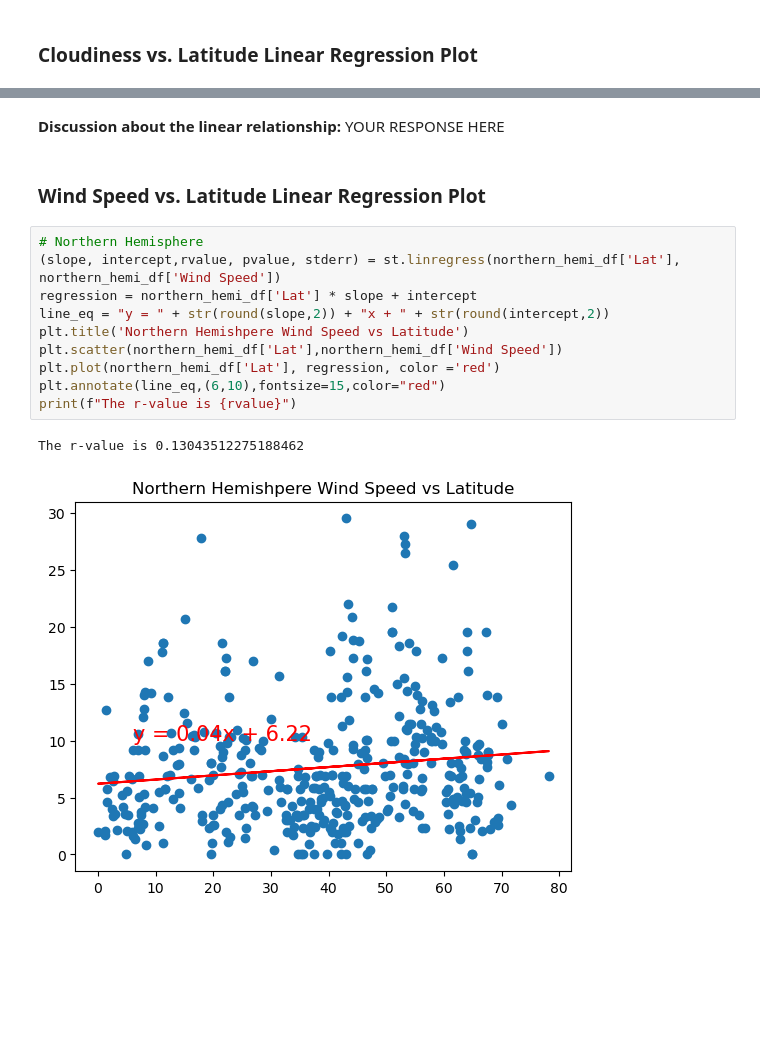
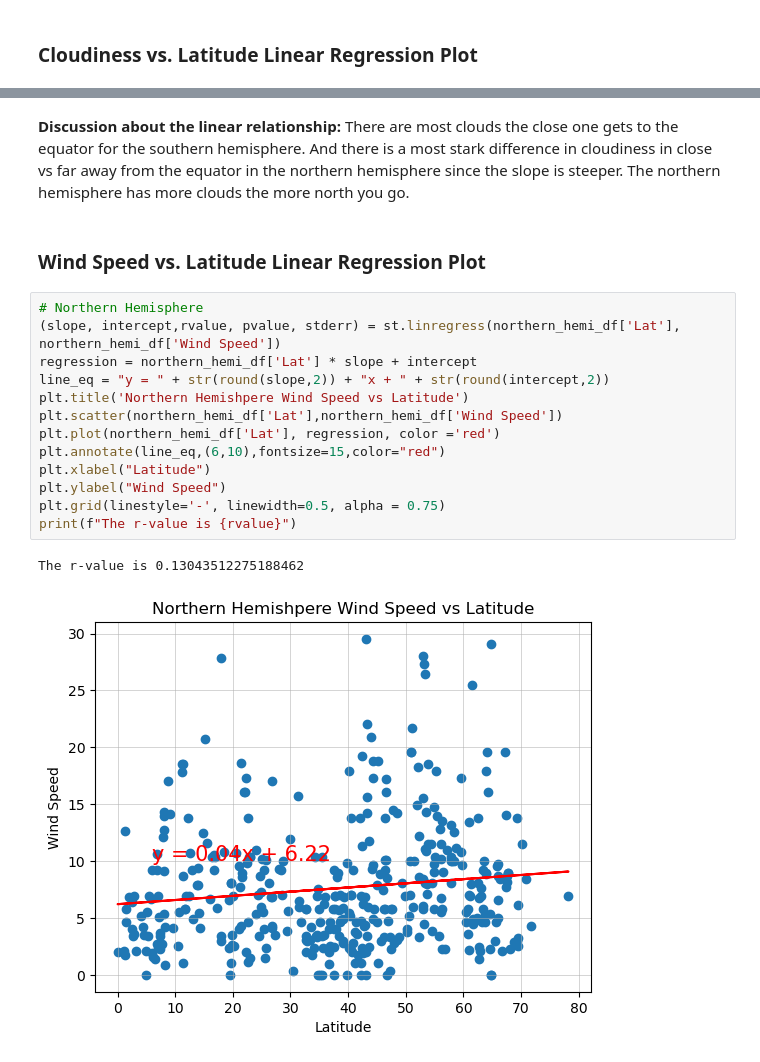
Before and after one commit to AntonLeB04/python-api-challenge, a Jupyter notebook: WeatherPy/WeatherPy.ipynb, the cells around one changed output, grey strips where cells are left out. Saved outputs shown, nothing was run; the diff lists cells and outputs as text; blank space fills up the shorter version.

```diff
--- a/WeatherPy/WeatherPy.ipynb
+++ b/WeatherPy/WeatherPy.ipynb
@@ -403,20 +421,23 @@ The r-value is 0.11923625395307835
-# %% [markdown]
-**Discussion about the linear relationship:** YOUR RESPONSE HERE
+# %% [markdown]
+**Discussion about the linear relationship:** There are most clouds the close one gets to the equator for the southern hemisphere. And there is a most stark difference in cloudiness in close vs far away from the equator in the northern hemisphere since the slope is steeper. The northern hemisphere has more clouds the more north you go.
 # %% [markdown]
 ### Wind Speed vs. Latitude Linear Regression Plot
 # %%
 # Northern Hemisphere
 (slope, intercept,rvalue, pvalue, stderr) = st.linregress(northern_hemi_df['Lat'], northern_hemi_df['Wind Speed'])
 regression = northern_hemi_df['Lat'] * slope + intercept
 line_eq = "y = " + str(round(slope,2)) + "x + " + str(round(intercept,2))
 plt.title('Northern Hemishpere Wind Speed vs Latitude')
 plt.scatter(northern_hemi_df['Lat'],northern_hemi_df['Wind Speed'])
 plt.plot(northern_hemi_df['Lat'], regression, color ='red')
 plt.annotate(line_eq,(6,10),fontsize=15,color="red")
+plt.xlabel("Latitude")
+plt.ylabel("Wind Speed")
+plt.grid(linestyle='-', linewidth=0.5, alpha = 0.75)
 print(f"The r-value is {rvalue}")
 # %% [output]
 The r-value is 0.13043512275188462
-[figure, old version]
+[figure, new version]
 # %%
 # Southern Hemisphere
 (slope, intercept,rvalue, pvalue, stderr) = st.linregress(southern_hemi_df['Lat'], southern_hemi_df['Wind Speed'])
```
Also changed, not shown: parts of 17 cells of this notebook, 4 other files.
